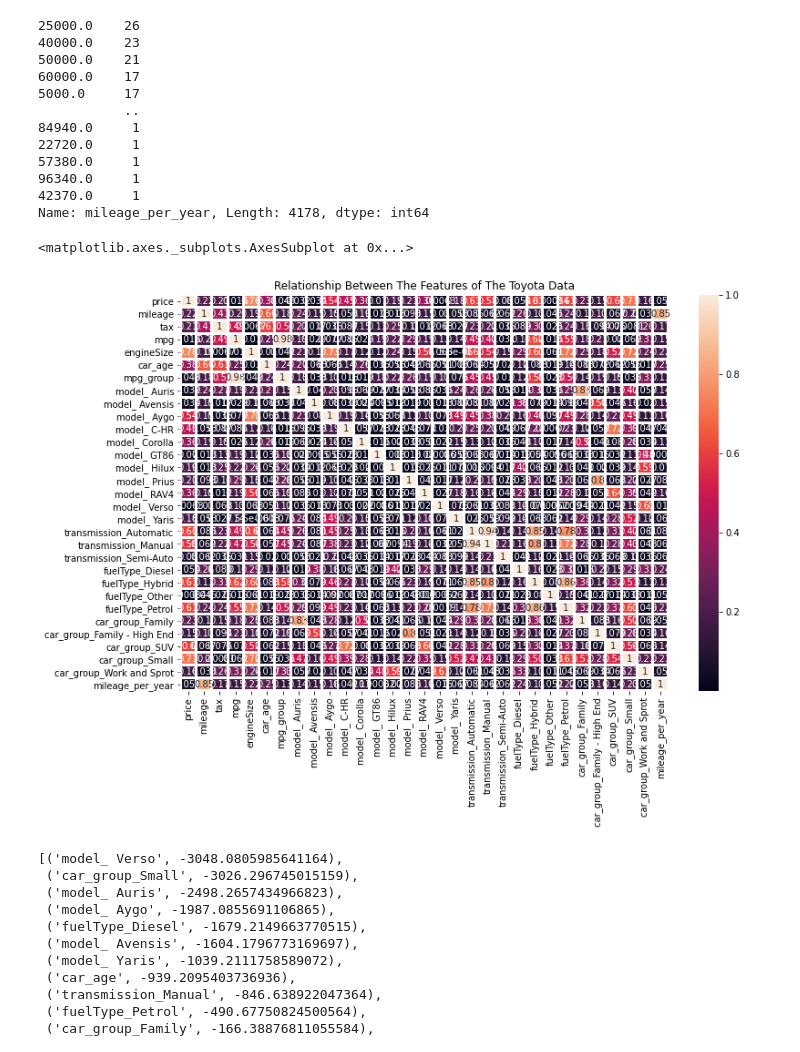
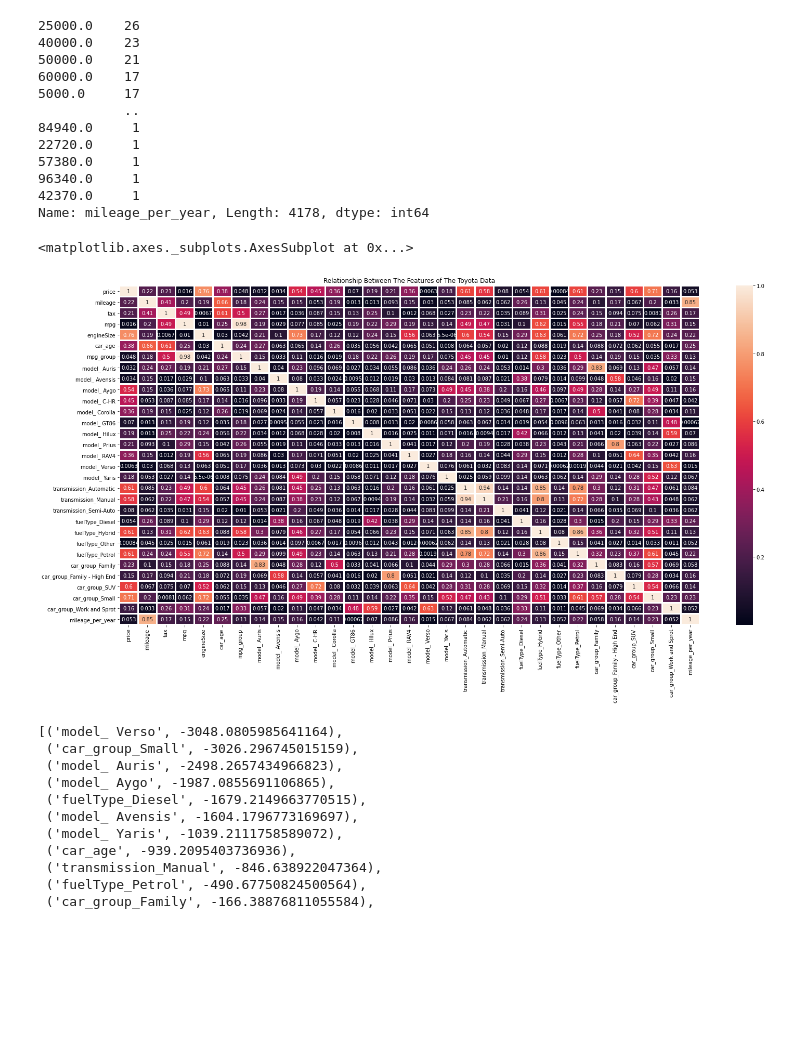
Before and after one commit to Raanank10/UK_Used_Car_Data, a Jupyter notebook: 100000_UK_Used_Car_Data_set_regression_project_.ipynb, the cells around one changed output. Saved outputs shown, nothing was run; the diff lists cells and outputs as text; code cells hidden in the pictures; blank space fills up the shorter version.

```diff
--- a/100000_UK_Used_Car_Data_set_regression_project_.ipynb
+++ b/100000_UK_Used_Car_Data_set_regression_project_.ipynb
@@ -773,12 +771,12 @@ dummies_Toyota.mileage_per_year.value_counts()
 42370.0     1
 Name: mileage_per_year, Length: 4178, dtype: int64
 # %%
-plt.figure(figsize=(12,8))
+plt.figure(figsize=(25,12))
 plt.title("Relationship Between The Features of The Toyota Data")
 sns.heatmap(dummies_Toyota.corr().abs(), annot=True, linewidths = 2, linecolor = "white")
 # %% [output]
 <matplotlib.axes._subplots.AxesSubplot at 0x...>
-[figure, old version]
+[figure, new version]
 # %%
 X_hyper = dummies_Toyota.drop('price', axis=1)
 y_hyper = dummies_Toyota.price
```
Also changed, not shown: parts of 30 cells of this notebook.
